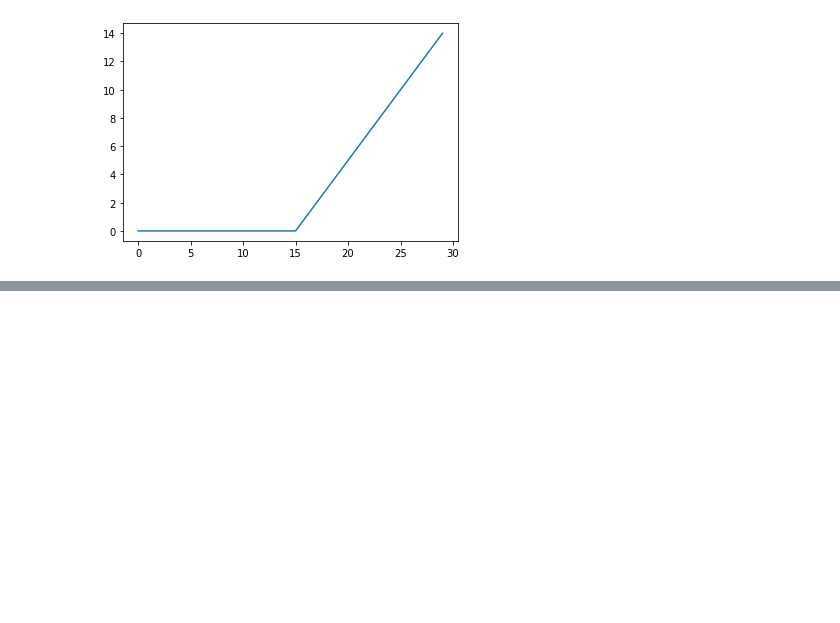
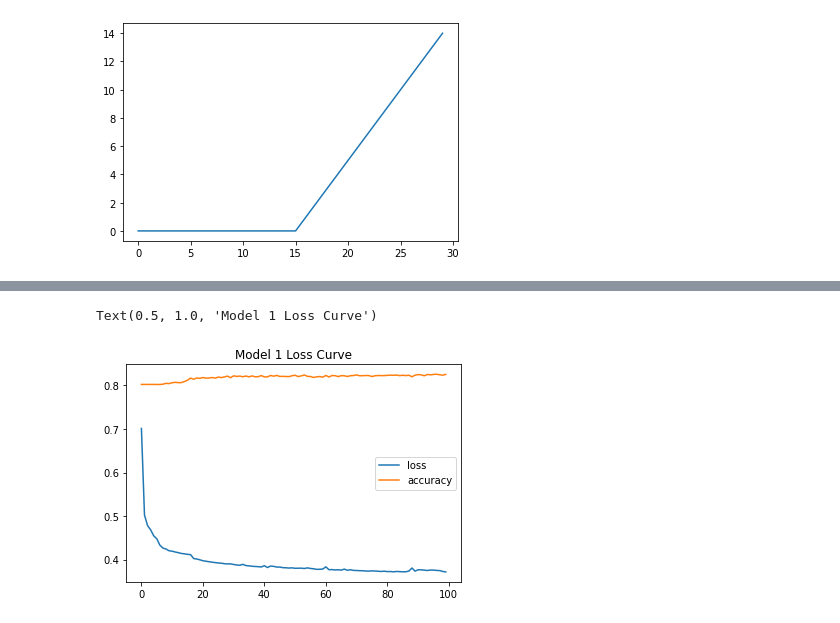
Before and after one commit to kspicer80/tutorials, a Jupyter notebook: tensor_flow_tutorial/tensor_flow_tutorial_2.ipynb, the cells around one changed output, grey strips where cells are left out. Saved outputs shown, nothing was run; the diff lists cells and outputs as text; code cells hidden in the pictures; blank space fills up the shorter version.

```diff
--- a/tensor_flow_tutorial/tensor_flow_tutorial_2.ipynb
+++ b/tensor_flow_tutorial/tensor_flow_tutorial_2.ipynb
@@ -167,0 +184,14 @@ plt.plot(relu(sample_ten))
+# %%
+tf.random.set_seed(45)
+
+model_1 = tf.keras.Sequential([
+    tf.keras.layers.Dense(4, activation=tf.keras.activations.relu),
+    tf.keras.layers.Dense(4, activation=tf.keras.activations.relu),
+    tf.keras.layers.Dense(1, activation=tf.keras.activations.relu),
+])
+
+model_1.compile(loss=tf.keras.losses.binary_crossentropy,
+    optimizer=tf.keras.optimizers.Adam(),
+    metrics=['accuracy'])
+
+history = model_1.fit(X_train_normal, y_train, epochs=100)
@@ -167,0 +227,6 @@ plt.plot(relu(sample_ten))
+# %%
+pd.DataFrame(history.history).plot()
+plt.title("Model 1 Loss Curve")
+# %% [output]
+Text(0.5, 1.0, 'Model 1 Loss Curve')
+[figure, added]
```
Also changed, not shown: parts of 16 cells of this notebook.
